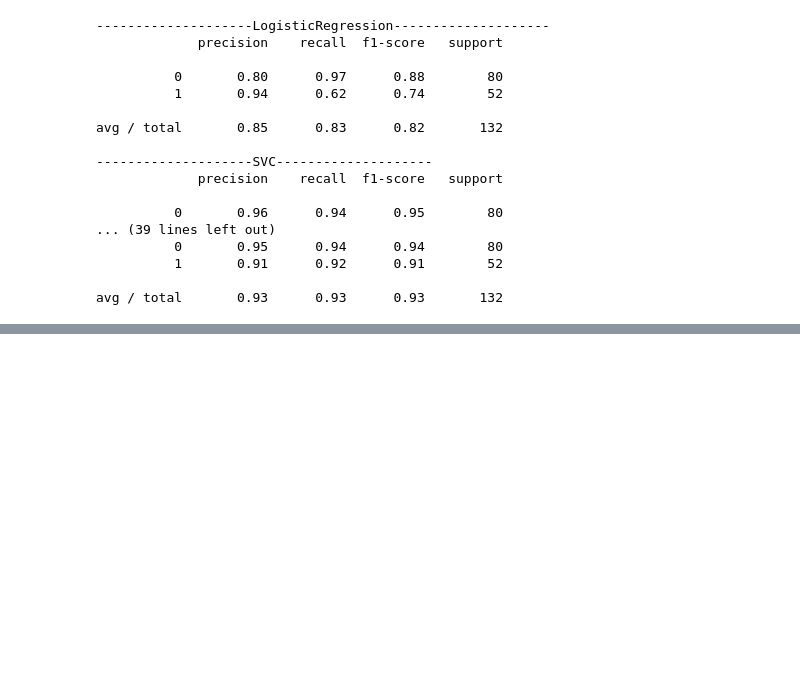
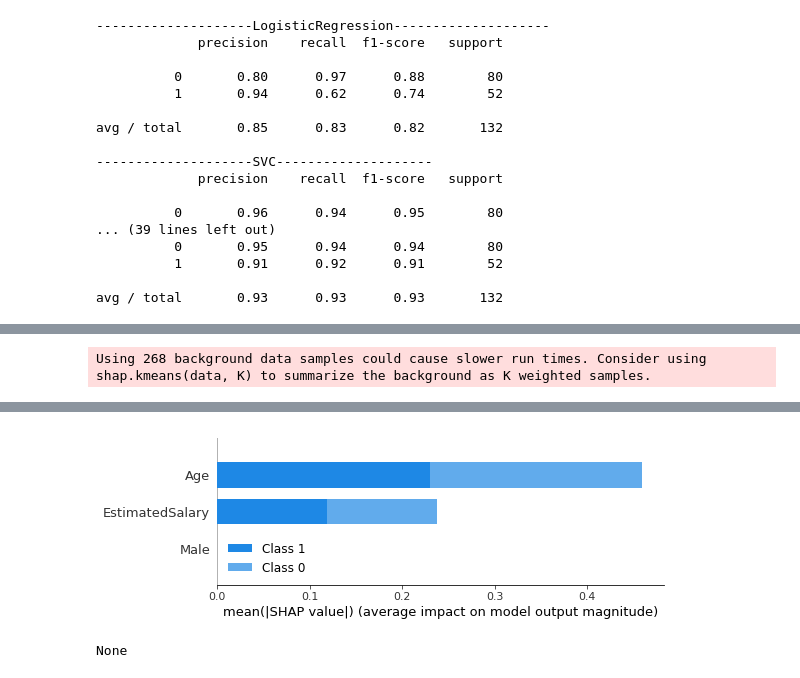
Before and after one commit to fagan2888/models-with-factory-patterns, a Jupyter notebook: classification_demo.ipynb, the cells around one changed output, grey strips where cells are left out. Cells and saved outputs as stored; diff of their text form; code cells hidden in the pictures; blank space fills up the shorter version.

Commit message:
added shap analysis on classifier

```diff
--- a/classification_demo.ipynb
+++ b/classification_demo.ipynb
@@ -164,3 +203,6 @@ models.partial_dependence_plot("Age")
 [figure]
 [figure]
 [figure]
+# %%
+models.shap_analysis("LogisticRegression")
+# %% [output]
@@ -166,0 +210 @@ models.partial_dependence_plot("Age")
+Using 268 background data samples could cause slower run times. Consider using shap.kmeans(data, K) to summarize the background as K weighted samples.
@@ -166,0 +212,2 @@ models.partial_dependence_plot("Age")
+[figure, added]
+None
```
Also changed, not shown: parts of 8 cells of this notebook, 40 other files.
